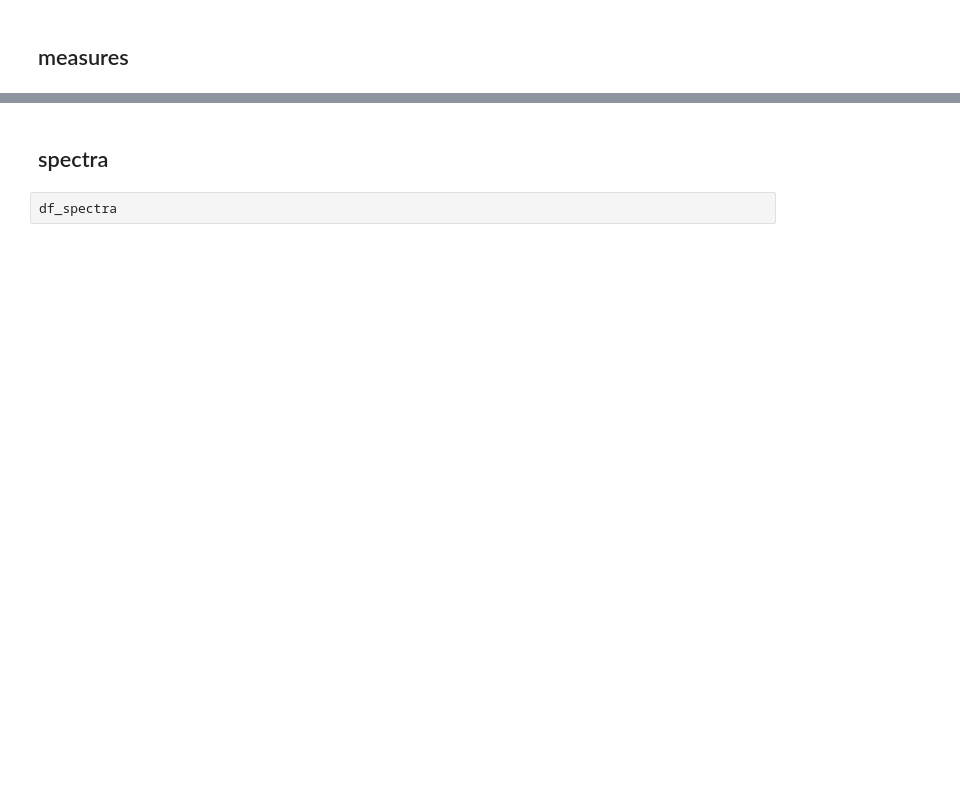
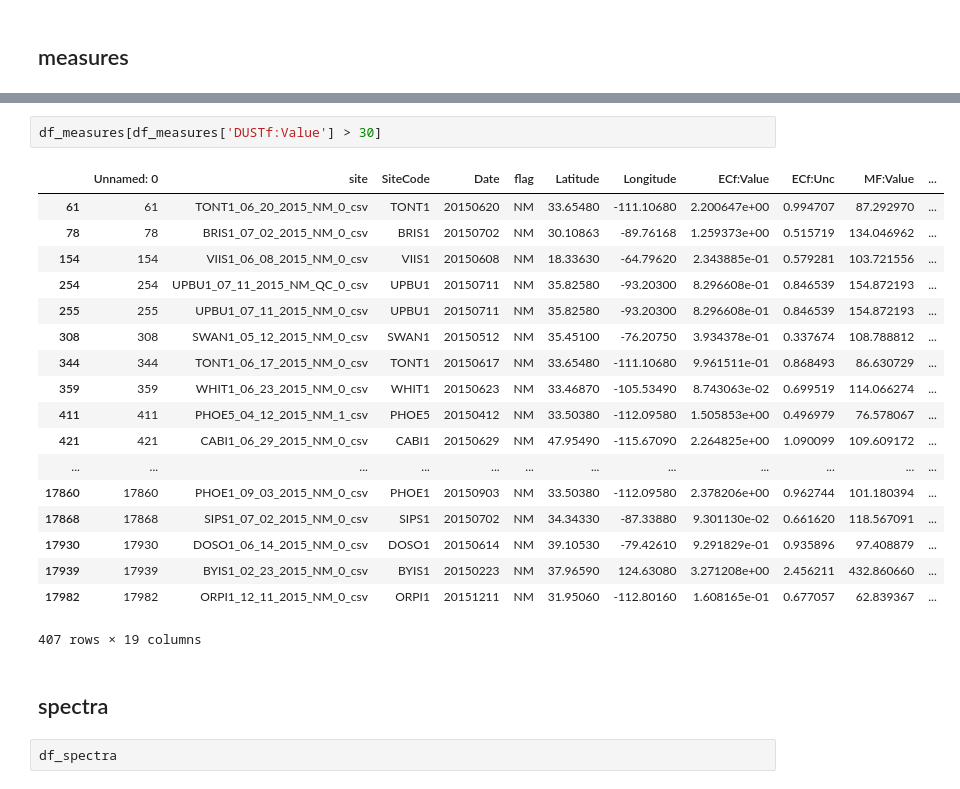
Before and after one commit to Battleman/AimeElle, a Jupyter notebook: project2/data-exploration.ipynb, the cells around one changed output, grey strips where cells are left out. Drawn from its saved outputs; the diff is of its cells as text; blank space fills up the shorter version.

```diff
--- a/project2/data-exploration.ipynb
+++ b/project2/data-exploration.ipynb
@@ -57,3 +64,24 @@ df_measures.describe()
+# %%
+df_measures[df_measures['DUSTf:Value'] > 30]
+# %% [output]
+|  | Unnamed: 0 | site | SiteCode | Date | flag | Latitude | Longitude | ECf:Value | ECf:Unc | MF:Value | ... |
+| 61 | 61 | TONT1_06_20_2015_NM_0_csv | TONT1 | 20150620 | NM | 33.65480 | -111.10680 | 2.200647e+00 | 0.994707 | 87.292970 | ... |
+| 78 | 78 | BRIS1_07_02_2015_NM_0_csv | BRIS1 | 20150702 | NM | 30.10863 | -89.76168 | 1.259373e+00 | 0.515719 | 134.046962 | ... |
+| 154 | 154 | VIIS1_06_08_2015_NM_0_csv | VIIS1 | 20150608 | NM | 18.33630 | -64.79620 | 2.343885e-01 | 0.579281 | 103.721556 | ... |
+| 254 | 254 | UPBU1_07_11_2015_NM_QC_0_csv | UPBU1 | 20150711 | NM | 35.82580 | -93.20300 | 8.296608e-01 | 0.846539 | 154.872193 | ... |
+| 255 | 255 | UPBU1_07_11_2015_NM_0_csv | UPBU1 | 20150711 | NM | 35.82580 | -93.20300 | 8.296608e-01 | 0.846539 | 154.872193 | ... |
+| 308 | 308 | SWAN1_05_12_2015_NM_0_csv | SWAN1 | 20150512 | NM | 35.45100 | -76.20750 | 3.934378e-01 | 0.337674 | 108.788812 | ... |
+| 344 | 344 | TONT1_06_17_2015_NM_0_csv | TONT1 | 20150617 | NM | 33.65480 | -111.10680 | 9.961511e-01 | 0.868493 | 86.630729 | ... |
+| 359 | 359 | WHIT1_06_23_2015_NM_0_csv | WHIT1 | 20150623 | NM | 33.46870 | -105.53490 | 8.743063e-02 | 0.699519 | 114.066274 | ... |
+| 411 | 411 | PHOE5_04_12_2015_NM_1_csv | PHOE5 | 20150412 | NM | 33.50380 | -112.09580 | 1.505853e+00 | 0.496979 | 76.578067 | ... |
+| 421 | 421 | CABI1_06_29_2015_NM_0_csv | CABI1 | 20150629 | NM | 47.95490 | -115.67090 | 2.264825e+00 | 1.090099 | 109.609172 | ... |
+| ... | ... | ... | ... | ... | ... | ... | ... | ... | ... | ... | ... |
+| 17860 | 17860 | PHOE1_09_03_2015_NM_0_csv | PHOE1 | 20150903 | NM | 33.50380 | -112.09580 | 2.378206e+00 | 0.962744 | 101.180394 | ... |
+| 17868 | 17868 | SIPS1_07_02_2015_NM_0_csv | SIPS1 | 20150702 | NM | 34.34330 | -87.33880 | 9.301130e-02 | 0.661620 | 118.567091 | ... |
+| 17930 | 17930 | DOSO1_06_14_2015_NM_0_csv | DOSO1 | 20150614 | NM | 39.10530 | -79.42610 | 9.291829e-01 | 0.935896 | 97.408879 | ... |
+| 17939 | 17939 | BYIS1_02_23_2015_NM_0_csv | BYIS1 | 20150223 | NM | 37.96590 | 124.63080 | 3.271208e+00 | 2.456211 | 432.860660 | ... |
+| 17982 | 17982 | ORPI1_12_11_2015_NM_0_csv | ORPI1 | 20151211 | NM | 31.95060 | -112.80160 | 1.608165e-01 | 0.677057 | 62.839367 | ... |
+407 rows × 19 columns
 # %% [markdown]
 ## spectra
 # %%
```
Also changed, not shown: parts of 14 cells of this notebook, 3 other files.
